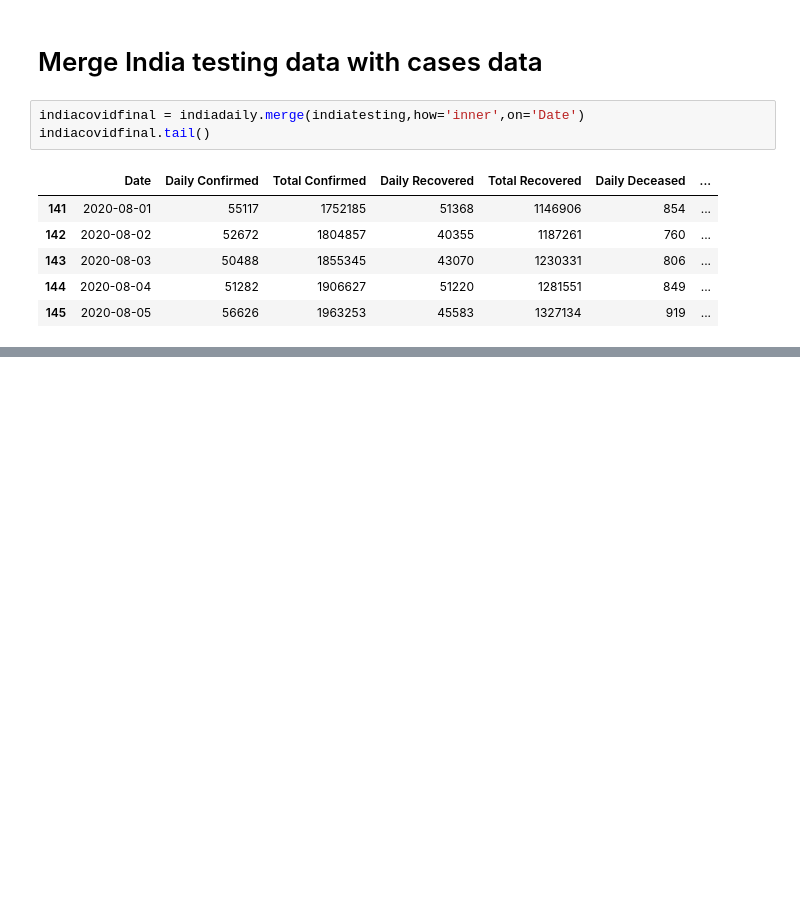
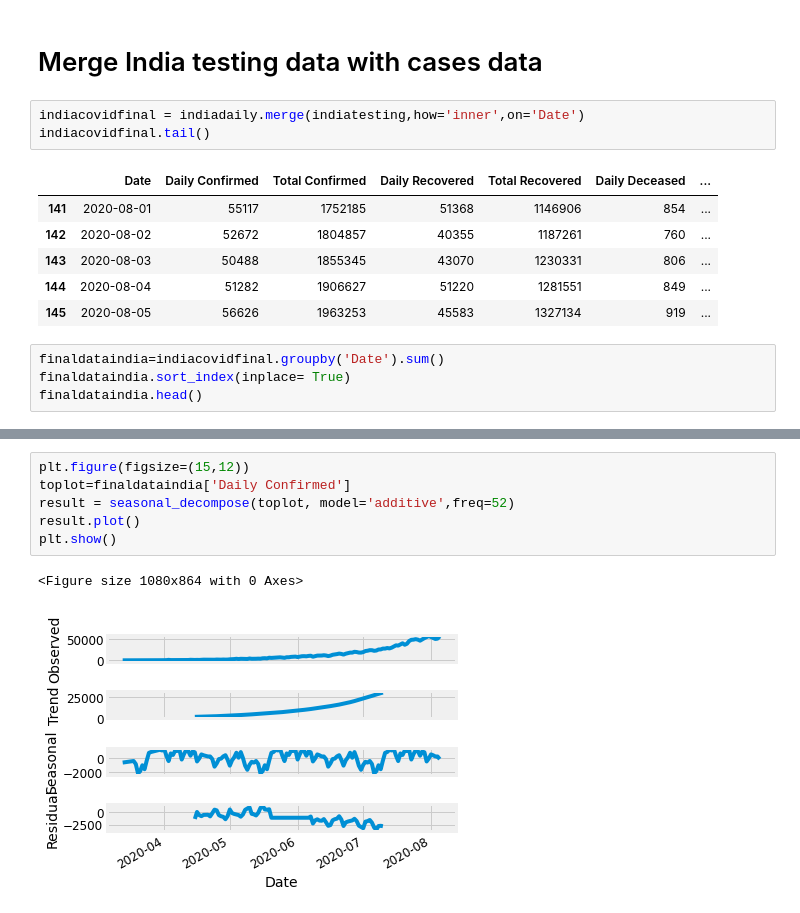
Before and after one commit to acchu99/covid-19-data-mining, a Jupyter notebook: COVID_19_Data_Mining.ipynb, the cells around one changed output, grey strips where cells are left out. Cells and saved outputs as stored; diff of their text form; blank space fills up the shorter version.

```diff
--- a/COVID_19_Data_Mining.ipynb
+++ b/COVID_19_Data_Mining.ipynb
@@ -187,3 +207,7 @@ indiacovidfinal.tail()
 | 143 | 2020-08-03 | 50488 | 1855345 | 43070 | 1230331 | 806 | ... |
 | 144 | 2020-08-04 | 51282 | 1906627 | 51220 | 1281551 | 849 | ... |
 | 145 | 2020-08-05 | 56626 | 1963253 | 45583 | 1327134 | 919 | ... |
+# %%
+finaldataindia=indiacovidfinal.groupby('Date').sum()
+finaldataindia.sort_index(inplace= True)
+finaldataindia.head()
@@ -189,0 +222,9 @@ indiacovidfinal.tail()
+# %%
+plt.figure(figsize=(15,12))
+toplot=finaldataindia['Daily Confirmed']
+result = seasonal_decompose(toplot, model='additive',freq=52)
+result.plot()
+plt.show()
+# %% [output]
+<Figure size 1080x864 with 0 Axes>
+[figure, added]
```
Also changed, not shown: parts of 16 cells of this notebook.
